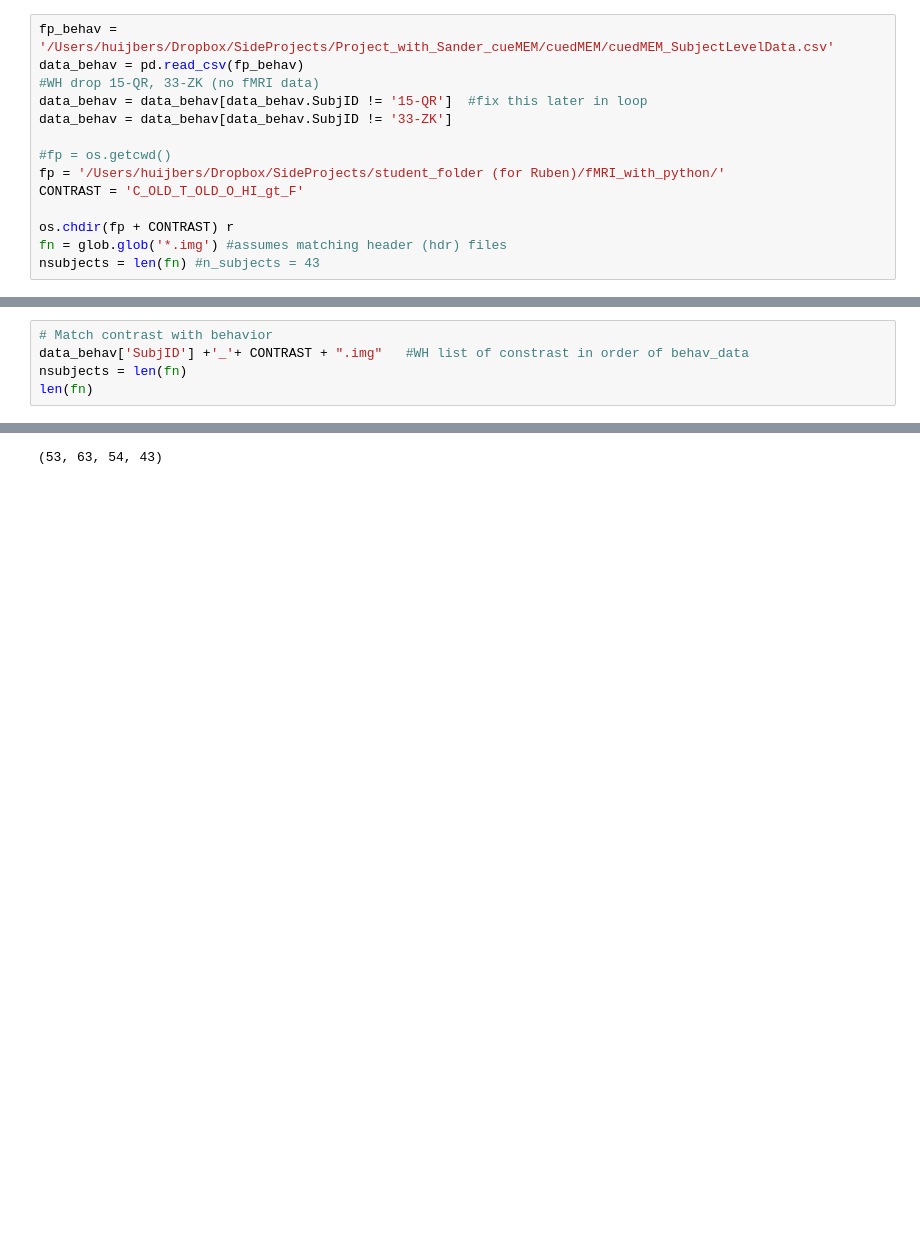
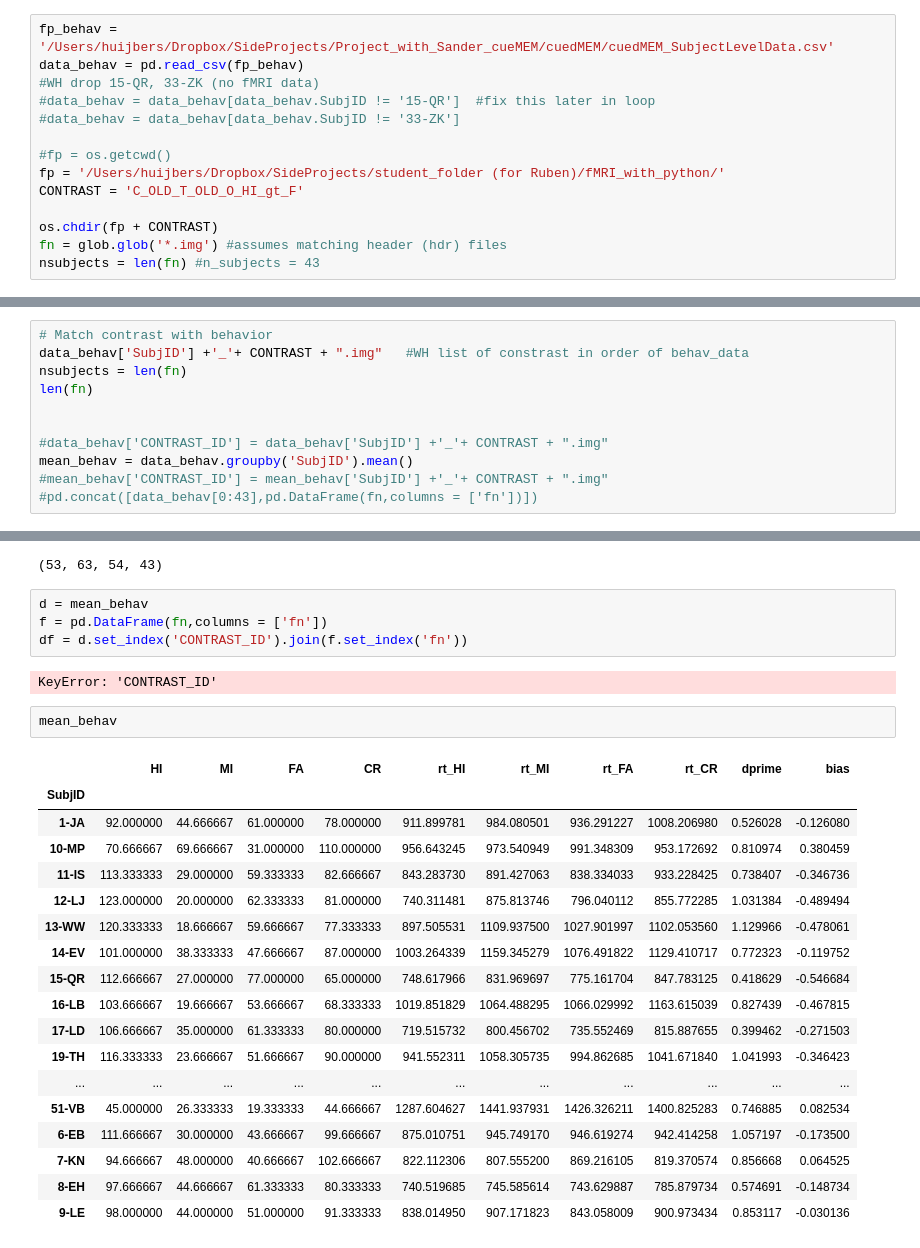
Before and after one commit to huijbers/fMRI_2nd_level_in_python, a Jupyter notebook: fMRI_2ndlevel_correlation_map.ipynb, the cells around one changed output, grey strips where cells are left out. Cells and saved outputs as stored; diff of their text form; blank space fills up the shorter version.

Commit message:
bezig oplossen id mismatch (Pd.concat)

```diff
--- a/fMRI_2ndlevel_correlation_map.ipynb
+++ b/fMRI_2ndlevel_correlation_map.ipynb
@@ -19,14 +19,14 @@ from nilearn import plotting
 fp_behav = '/Users/huijbers/Dropbox/SideProjects/Project_with_Sander_cueMEM/cuedMEM/cuedMEM_SubjectLevelData.csv'
 data_behav = pd.read_csv(fp_behav)
 #WH drop 15-QR, 33-ZK (no fMRI data)
-data_behav = data_behav[data_behav.SubjID != '15-QR']  #fix this later in loop
-data_behav = data_behav[data_behav.SubjID != '33-ZK']
+#data_behav = data_behav[data_behav.SubjID != '15-QR']  #fix this later in loop
+#data_behav = data_behav[data_behav.SubjID != '33-ZK']
 
 #fp = os.getcwd()
 fp = '/Users/huijbers/Dropbox/SideProjects/student_folder (for Ruben)/fMRI_with_python/'
 CONTRAST = 'C_OLD_T_OLD_O_HI_gt_F'
 
-os.chdir(fp + CONTRAST) r
+os.chdir(fp + CONTRAST)
 fn = glob.glob('*.img') #assumes matching header (hdr) files
 nsubjects = len(fn) #n_subjects = 43
 # %% [markdown]
@@ -36,3 +36,9 @@ nsubjects = len(fn) #n_subjects = 43
 data_behav['SubjID'] +'_'+ CONTRAST + ".img"   #WH list of constrast in order of behav_data
 nsubjects = len(fn)
 len(fn)
+
+
+#data_behav['CONTRAST_ID'] = data_behav['SubjID'] +'_'+ CONTRAST + ".img"
+mean_behav = data_behav.groupby('SubjID').mean()
+#mean_behav['CONTRAST_ID'] = mean_behav['SubjID'] +'_'+ CONTRAST + ".img"
+#pd.concat([data_behav[0:43],pd.DataFrame(fn,columns = ['fn'])])
@@ -60,3 +67,30 @@ for ii in range(1, len(fn)):  #len(fn)
 image_data.shape
 # %% [output]
 (53, 63, 54, 43)
+# %%
+d = mean_behav
+f = pd.DataFrame(fn,columns = ['fn'])
+df = d.set_index('CONTRAST_ID').join(f.set_index('fn'))
+# %% [output]
+KeyError: 'CONTRAST_ID'
+# %%
+mean_behav
+# %% [output]
+|  | HI | MI | FA | CR | rt_HI | rt_MI | rt_FA | rt_CR | dprime | bias |
+| SubjID |  |  |  |  |  |  |  |  |  |  |
+| 1-JA | 92.000000 | 44.666667 | 61.000000 | 78.000000 | 911.899781 | 984.080501 | 936.291227 | 1008.206980 | 0.526028 | -0.126080 |
+| 10-MP | 70.666667 | 69.666667 | 31.000000 | 110.000000 | 956.643245 | 973.540949 | 991.348309 | 953.172692 | 0.810974 | 0.380459 |
+| 11-IS | 113.333333 | 29.000000 | 59.333333 | 82.666667 | 843.283730 | 891.427063 | 838.334033 | 933.228425 | 0.738407 | -0.346736 |
+| 12-LJ | 123.000000 | 20.000000 | 62.333333 | 81.000000 | 740.311481 | 875.813746 | 796.040112 | 855.772285 | 1.031384 | -0.489494 |
+| 13-WW | 120.333333 | 18.666667 | 59.666667 | 77.333333 | 897.505531 | 1109.937500 | 1027.901997 | 1102.053560 | 1.129966 | -0.478061 |
+| 14-EV | 101.000000 | 38.333333 | 47.666667 | 87.000000 | 1003.264339 | 1159.345279 | 1076.491822 | 1129.410717 | 0.772323 | -0.119752 |
+| 15-QR | 112.666667 | 27.000000 | 77.000000 | 65.000000 | 748.617966 | 831.969697 | 775.161704 | 847.783125 | 0.418629 | -0.546684 |
+| 16-LB | 103.666667 | 19.666667 | 53.666667 | 68.333333 | 1019.851829 | 1064.488295 | 1066.029992 | 1163.615039 | 0.827439 | -0.467815 |
+| 17-LD | 106.666667 | 35.000000 | 61.333333 | 80.000000 | 719.515732 | 800.456702 | 735.552469 | 815.887655 | 0.399462 | -0.271503 |
+| 19-TH | 116.333333 | 23.666667 | 51.666667 | 90.000000 | 941.552311 | 1058.305735 | 994.862685 | 1041.671840 | 1.041993 | -0.346423 |
+| ... | ... | ... | ... | ... | ... | ... | ... | ... | ... | ... |
+| 51-VB | 45.000000 | 26.333333 | 19.333333 | 44.666667 | 1287.604627 | 1441.937931 | 1426.326211 | 1400.825283 | 0.746885 | 0.082534 |
+| 6-EB | 111.666667 | 30.000000 | 43.666667 | 99.666667 | 875.010751 | 945.749170 | 946.619274 | 942.414258 | 1.057197 | -0.173500 |
+| 7-KN | 94.666667 | 48.000000 | 40.666667 | 102.666667 | 822.112306 | 807.555200 | 869.216105 | 819.370574 | 0.856668 | 0.064525 |
+| 8-EH | 97.666667 | 44.666667 | 61.333333 | 80.333333 | 740.519685 | 745.585614 | 743.629887 | 785.879734 | 0.574691 | -0.148734 |
+| 9-LE | 98.000000 | 44.000000 | 51.000000 | 91.333333 | 838.014950 | 907.171823 | 843.058009 | 900.973434 | 0.853117 | -0.030136 |
```
Also changed, not shown: parts of 5 cells of this notebook, 1 other file.
